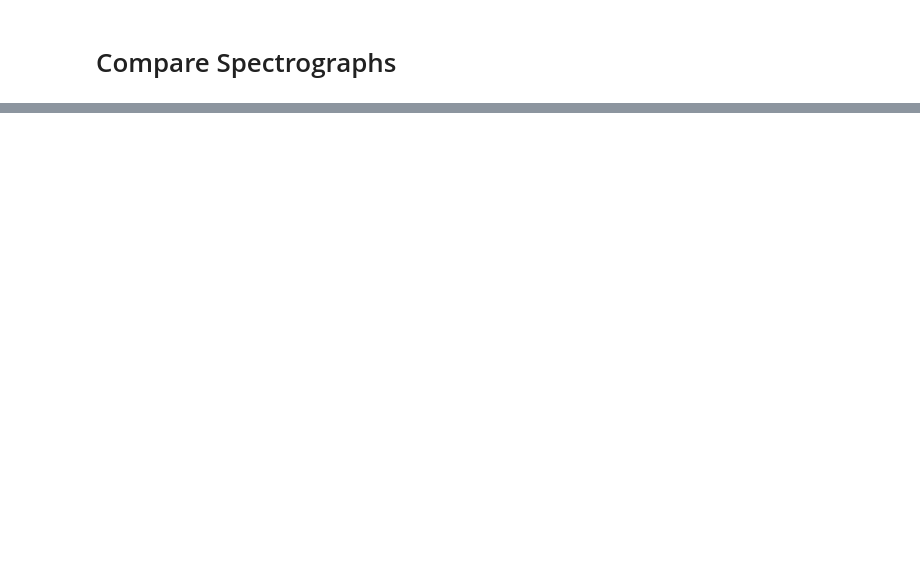
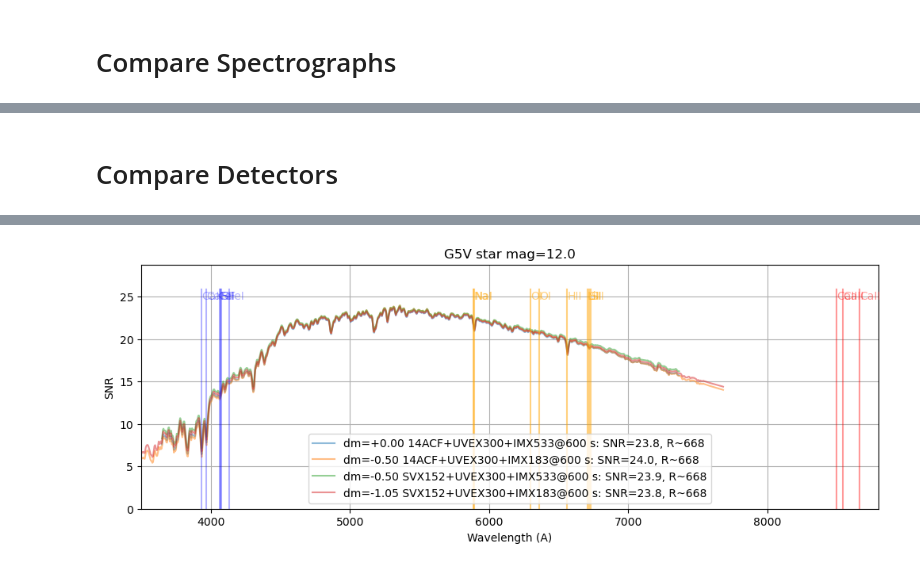
Before and after one commit to joshwalawender/SpecETC, a Jupyter notebook: Sandbox.ipynb, the cells around one changed output, grey strips where cells are left out. Cells and saved outputs as stored; diff of their text form; code cells hidden in the pictures; blank space fills up the shorter version.

```diff
--- a/Sandbox.ipynb
+++ b/Sandbox.ipynb
@@ -138,0 +127,10 @@ WARNING: Source spectrum will be evaluated outside pre-defined waveset. [synphot
+# %% [markdown]
+# Compare Detectors
+# %%
+instrumentation = [(ACF14, UVEX300, IMX533, 600*u.second, 0),
+                   (ACF14, UVEX300, IMX183, 600*u.second, -0.50),
+                   (SVX152, UVEX300, IMX533, 600*u.second, -0.50),
+                   (SVX152, UVEX300, IMX183, 600*u.second, -1.05),
+                   ]
+compare_instrumentation(instrumentation)
+# %% [output]
@@ -138,0 +141 @@ WARNING: Source spectrum will be evaluated outside pre-defined waveset. [synphot
+[figure]
```
Also changed, not shown: parts of 6 cells of this notebook.
